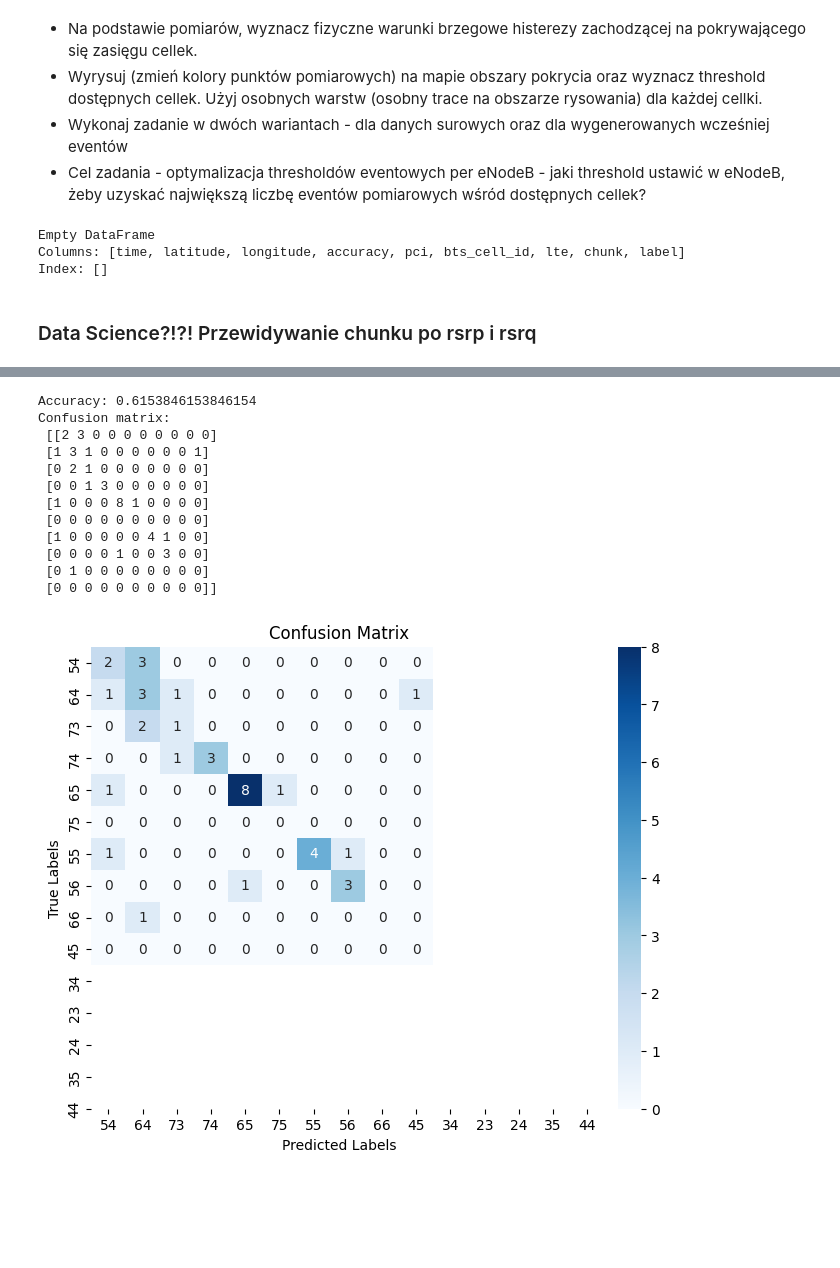
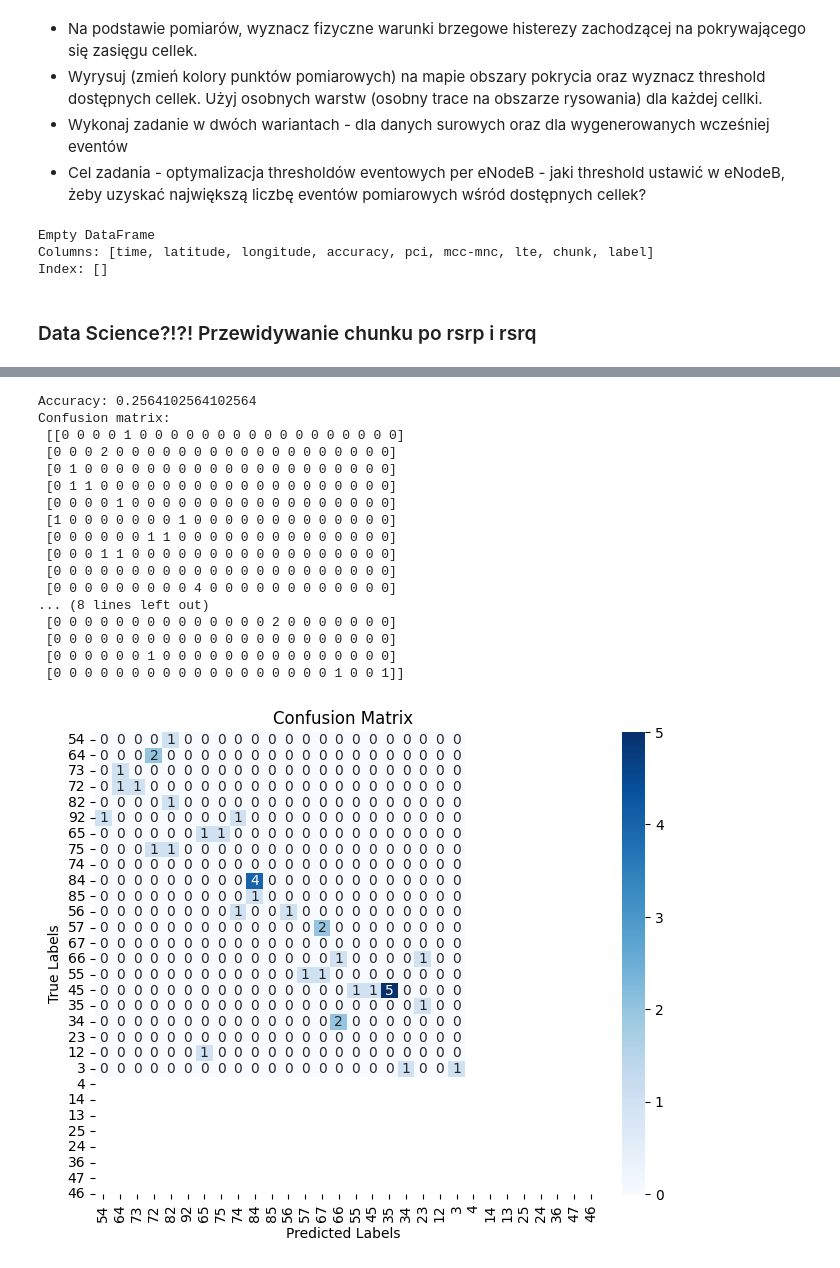
Before and after one commit to Aleksander-Kluczka-AGH/agh_wfiis_dsboece_project, a Jupyter notebook: project.ipynb, the cells around one changed output, grey strips where cells are left out. Drawn from its saved outputs; the diff is of its cells as text; code cells hidden in the pictures; blank space fills up the shorter version.

Commit message:
Add python requirements, filtering, improve raw data parsing

```diff
--- a/project.ipynb
+++ b/project.ipynb
@@ -10,13 +26,12 @@ sys.path.append(".")
 # %%
-from src.cell_pooler import CellPooler
+from src.mobile_data_parser import MobileDataParser
 from src.helper import read_all_data
 
 raw_data = read_all_data("./data/new/with_pci")
-# raw_data = read_all_data("./data/krakow")
-extr = CellPooler(raw_data)
+parser = MobileDataParser(raw_data)
 
-data = extr.points
-data.info()
-data
+measurement_points_df = parser.measurement_points
+measurement_points_df.info()
+measurement_points_df
 # %% [output]
 <class 'pandas.core.frame.DataFrame'>
@@ -253,18 +317,18 @@ fig.show()
 - Podczas implementacji uwzględnij zarówno kategoryzację danych surowych, jak i mimiki eventów.
 # %%
 # GRID SETTINGS
-PADDING: float = 0.01  # space between edges of a grid and the most distant points from the center of the grid, measured in longitude/latitude degrees
+PADDING: float = 0.002  # space between edges of a grid and the most distant points from the center of the grid, measured in longitude/latitude degrees
 CHUNKS_COUNT: int = (
     10  # number of chunks per axis so total number of chunks is CHUNKS_COUNT^2
 )
 # %%
 min_longitude, max_longitude = (
-    events_data["longitude"].min() - PADDING,
-    events_data["longitude"].max() + PADDING,
+    events_df["longitude"].min() - PADDING,
+    events_df["longitude"].max() + PADDING,
 )
 min_latitude, max_latitude = (
-    events_data["latitude"].min() - PADDING,
-    events_data["latitude"].max() + PADDING,
+    events_df["latitude"].min() - PADDING,
+    events_df["latitude"].max() + PADDING,
 )
 
 
@@ -341,27 +405,27 @@ def coordinates_to_chunk_label(longitude: float, latitude: float) -> tuple[int,
     return label_x, label_y
 
 
-events_data["chunk"] = events_data.apply(
+events_df["chunk"] = events_df.apply(
     lambda event: coordinates_to_chunk_label(event["longitude"], event["latitude"]),
     axis=1,
 )
 
-events_data["label"] = events_data.apply(
+events_df["label"] = events_df.apply(
     lambda point: point["chunk"][0] * CHUNKS_COUNT + point["chunk"][1], axis=1
 )
 
 # for raw data, some points may actually lie outside of the grid
-data["chunk"] = data.apply(
+measurement_points_df["chunk"] = measurement_points_df.apply(
     lambda point: coordinates_to_chunk_label(point["longitude"], point["latitude"]),
     axis=1,
 )
 
-data["label"] = data.apply(
+measurement_points_df["label"] = measurement_points_df.apply(
     lambda point: point["chunk"][0] * CHUNKS_COUNT + point["chunk"][1], axis=1
 )
 
-print(events_data)
-print(data)
+print(events_df)
+print(measurement_points_df)
 # %% [output]
      longitude   latitude event  rsrp  rsrq  pci  mnc          ta  rssi  \
 0    19.955436  50.043881    A4   -93   -14   19    6  2147483647   -59
@@ -432,14 +496,16 @@ PCI_2: int = 95
 # %%
 # TODO: add PCI column to events_data
 
-hysteresis_data = data[
-    data["pci"].apply(lambda x: all(item in x for item in [PCI_1, PCI_2]))
+hysteresis_data = measurement_points_df[
+    measurement_points_df["pci"].apply(
+        lambda x: all(item in x for item in [PCI_1, PCI_2])
+    )
 ]
 
 print(hysteresis_data)
 # %% [output]
 Empty DataFrame
-Columns: [time, latitude, longitude, accuracy, pci, bts_cell_id, lte, chunk, label]
+Columns: [time, latitude, longitude, accuracy, pci, mcc-mnc, lte, chunk, label]
 Index: []
 # %%
 # TODO: copied from event mimicing, pls extract to some func
@@ -552,5 +618,5 @@ def classifier(df):
 # %%
 # from src.classifier import classifier
 
-model = classifier(events_data)
+model = classifier(events_df)
 # %% [output]
@@ -558,16 +624,21 @@ model = classifier(events_data)
-Accuracy: 0.6153846153846154
+Accuracy: 0.2564102564102564
 Confusion matrix:
- [[2 3 0 0 0 0 0 0 0 0]
- [1 3 1 0 0 0 0 0 0 1]
- [0 2 1 0 0 0 0 0 0 0]
- [0 0 1 3 0 0 0 0 0 0]
- [1 0 0 0 8 1 0 0 0 0]
- [0 0 0 0 0 0 0 0 0 0]
- [1 0 0 0 0 0 4 1 0 0]
- [0 0 0 0 1 0 0 3 0 0]
- [0 1 0 0 0 0 0 0 0 0]
- [0 0 0 0 0 0 0 0 0 0]]
+ [[0 0 0 0 1 0 0 0 0 0 0 0 0 0 0 0 0 0 0 0 0 0]
+ [0 0 0 2 0 0 0 0 0 0 0 0 0 0 0 0 0 0 0 0 0 0]
+ [0 1 0 0 0 0 0 0 0 0 0 0 0 0 0 0 0 0 0 0 0 0]
+ [0 1 1 0 0 0 0 0 0 0 0 0 0 0 0 0 0 0 0 0 0 0]
+ [0 0 0 0 1 0 0 0 0 0 0 0 0 0 0 0 0 0 0 0 0 0]
+ [1 0 0 0 0 0 0 0 1 0 0 0 0 0 0 0 0 0 0 0 0 0]
+ [0 0 0 0 0 0 1 1 0 0 0 0 0 0 0 0 0 0 0 0 0 0]
+ [0 0 0 1 1 0 0 0 0 0 0 0 0 0 0 0 0 0 0 0 0 0]
+ [0 0 0 0 0 0 0 0 0 0 0 0 0 0 0 0 0 0 0 0 0 0]
+ [0 0 0 0 0 0 0 0 0 4 0 0 0 0 0 0 0 0 0 0 0 0]
+... (8 lines left out)
+ [0 0 0 0 0 0 0 0 0 0 0 0 0 0 2 0 0 0 0 0 0 0]
+ [0 0 0 0 0 0 0 0 0 0 0 0 0 0 0 0 0 0 0 0 0 0]
+ [0 0 0 0 0 0 1 0 0 0 0 0 0 0 0 0 0 0 0 0 0 0]
+ [0 0 0 0 0 0 0 0 0 0 0 0 0 0 0 0 0 0 1 0 0 1]]
-[figure, old version]
+[figure, new version]
 # %%
 # use model to predict chunks
 
```
Also changed, not shown: parts of 18 cells of this notebook, 3 other files.
